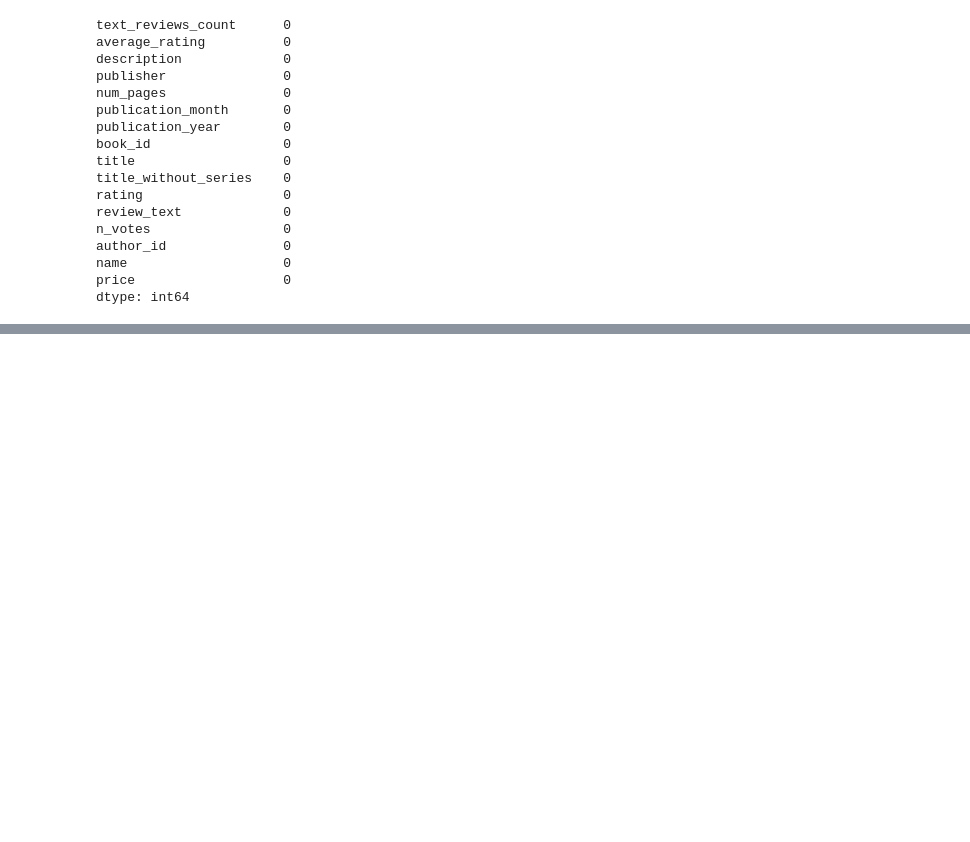
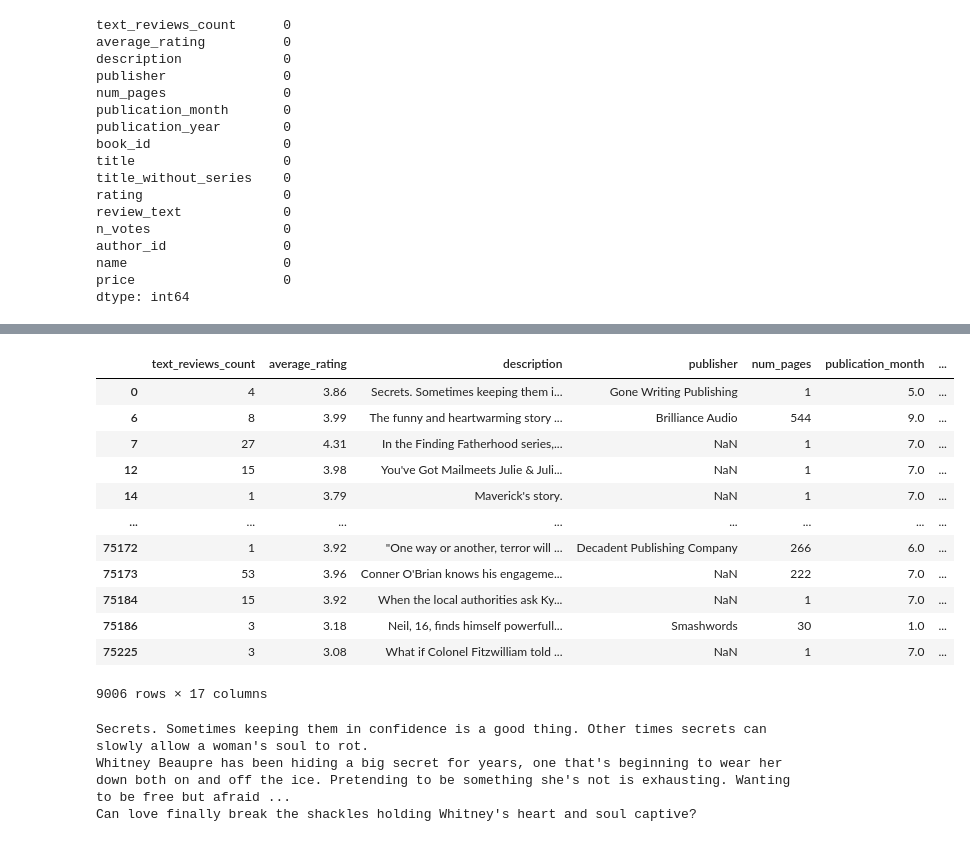
Before and after one commit to msadiva/bookstore-rag, a Jupyter notebook: eda.ipynb, the cells around one changed output, grey strips where cells are left out. Drawn from its saved outputs; the diff is of its cells as text; code cells hidden in the pictures; blank space fills up the shorter version.

```diff
--- a/eda.ipynb
+++ b/eda.ipynb
@@ -769,0 +890,24 @@ del df
+# %%
+df.drop_duplicates(subset="description", inplace = True)
+df.dropna(subset="description", inplace = True)
+df
+# %% [output]
+|  | text_reviews_count | average_rating | description | publisher | num_pages | publication_month | ... |
+| 0 | 4 | 3.86 | Secrets. Sometimes keeping them i... | Gone Writing Publishing | 1 | 5.0 | ... |
+| 6 | 8 | 3.99 | The funny and heartwarming story ... | Brilliance Audio | 544 | 9.0 | ... |
+| 7 | 27 | 4.31 | In the Finding Fatherhood series,... | NaN | 1 | 7.0 | ... |
+| 12 | 15 | 3.98 | You've Got Mailmeets Julie & Juli... | NaN | 1 | 7.0 | ... |
+| 14 | 1 | 3.79 | Maverick's story. | NaN | 1 | 7.0 | ... |
+| ... | ... | ... | ... | ... | ... | ... | ... |
+| 75172 | 1 | 3.92 | "One way or another, terror will ... | Decadent Publishing Company | 266 | 6.0 | ... |
+| 75173 | 53 | 3.96 | Conner O'Brian knows his engageme... | NaN | 222 | 7.0 | ... |
+| 75184 | 15 | 3.92 | When the local authorities ask Ky... | NaN | 1 | 7.0 | ... |
+| 75186 | 3 | 3.18 | Neil, 16, finds himself powerfull... | Smashwords | 30 | 1.0 | ... |
+| 75225 | 3 | 3.08 | What if Colonel Fitzwilliam told ... | NaN | 1 | 7.0 | ... |
+9006 rows × 17 columns
+# %%
+print (df.loc[0, "description"])
+# %% [output]
+Secrets. Sometimes keeping them in confidence is a good thing. Other times secrets can slowly allow a woman's soul to rot.
+Whitney Beaupre has been hiding a big secret for years, one that's beginning to wear her down both on and off the ice. Pretending to be something she's not is exhausting. Wanting to be free but afraid ...
+Can love finally break the shackles holding Whitney's heart and soul captive?
```
Also changed, not shown: parts of 19 cells of this notebook, 8 other files.
